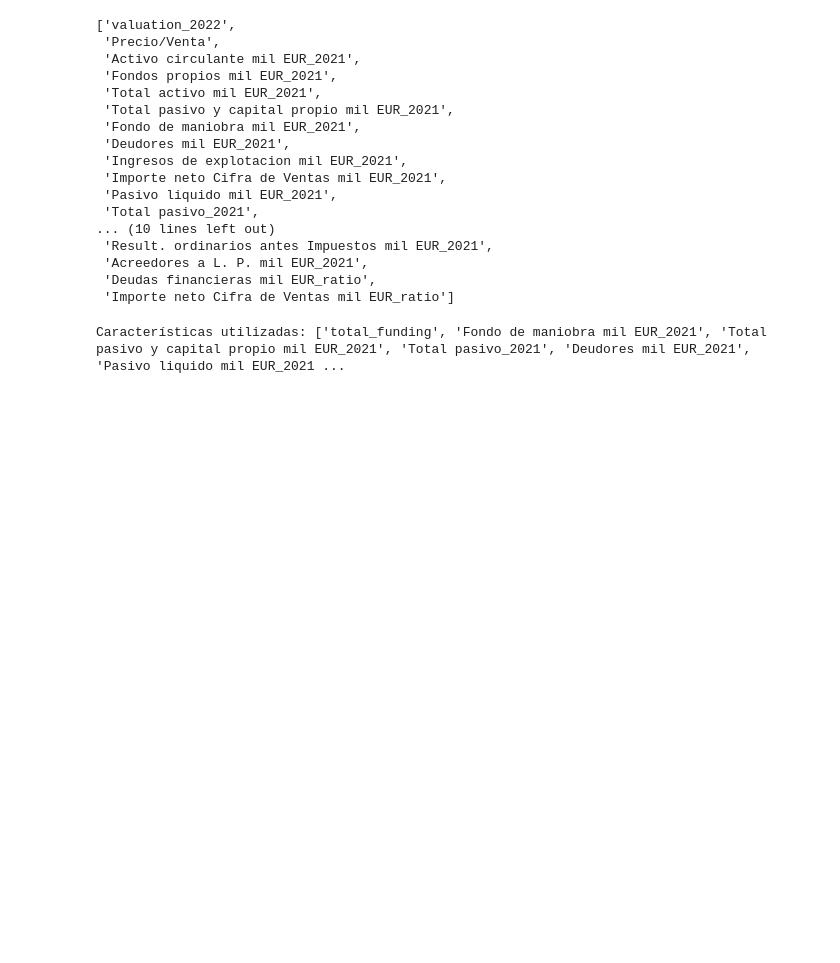
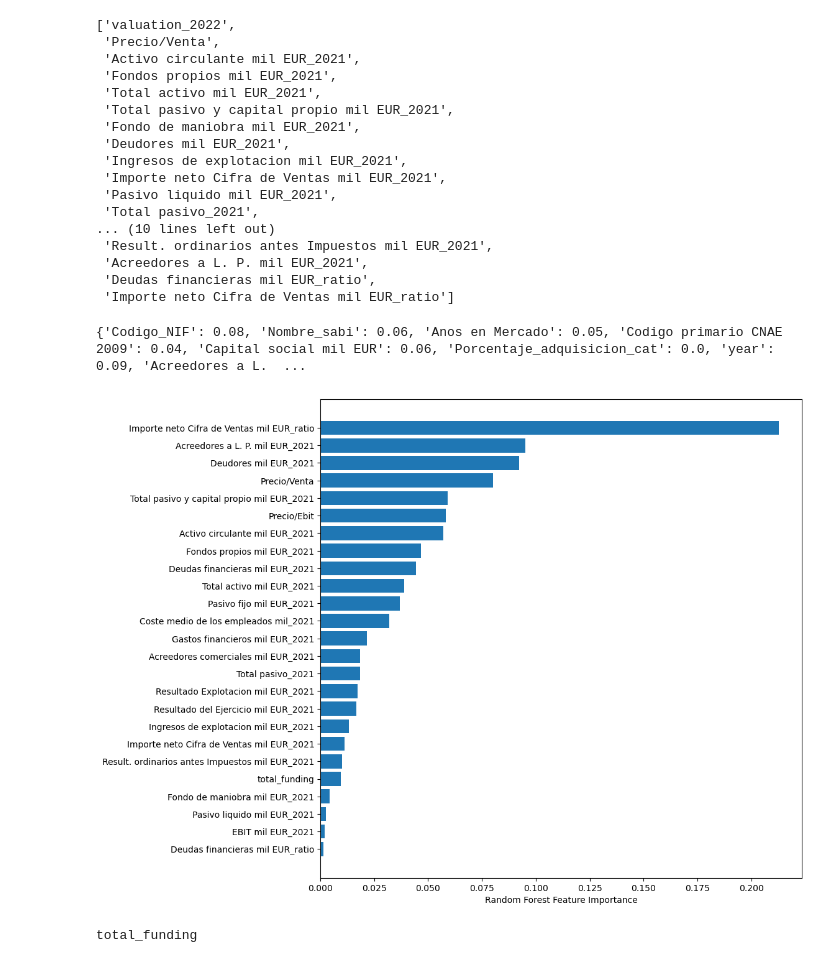
Before and after one commit to unaimleal/spri_reto_07_morado, a Jupyter notebook: preprocesamiento_iker.ipynb, the cells around one changed output. Cells and saved outputs as stored; diff of their text form; code cells hidden in the pictures; blank space fills up the shorter version.

```diff
--- a/preprocesamiento_iker.ipynb
+++ b/preprocesamiento_iker.ipynb
@@ -1108,36 +1127,40 @@ columnas_a_mantener
  'Importe neto Cifra de Ventas mil EUR_ratio']
 # %%
 df_valoracion_seleccionado=df_valoracion[columnas_a_mantener]
+# %%
+from sklearn.ensemble import RandomForestRegressor
+from sklearn.model_selection import train_test_split
+
+x = df_valoracion_seleccionado.iloc[:,1:]
+y= df_valoracion_seleccionado['valuation_2022']
+x_train, x_test, y_train, y_test = train_test_split(x, y, test_size=0.25, random_state=0)
+
+
+rf = RandomForestRegressor (random_state=0)
+rf.fit(x_train, y_train)
+
+print(dict(zip(df.columns, rf.feature_importances_.round(2))))
+
+#Plot de las variables en orden descendente
+forest_importances = pd.Series(rf.feature_importances_, index=df_valoracion_seleccionado.drop('valuation_2022', axis=1).columns).sort_values(ascending=True)
+plt.figure(figsize=(10,10))
+plt.barh(forest_importances.index, forest_importances)
+plt.xlabel("Random Forest Feature Importance")
+
+#Crear dataframe con importancia de caracteristicas forest_importances=forest_importances.to_frame().reset_index()
+forest_importances=forest_importances.to_frame().reset_index()
+columns=['feature', 'importance']
+forest_importances.columns=['feature', 'importance']
+zero_features = list(forest_importances [forest_importances ['importance'] < 0.00025]['feature'])
+# %% [output]
+{'Codigo_NIF': 0.08, 'Nombre_sabi': 0.06, 'Anos en Mercado': 0.05, 'Codigo primario CNAE 2009': 0.04, 'Capital social mil EUR': 0.06, 'Porcentaje_adquisicion_cat': 0.0, 'year': 0.09, 'Acreedores a L.  ...
+[figure, added]
+# %%
+#vemos las columnas que estan en forest_importances['feature'] y en x
+for i in forest_importances['feature']:
+    if i in x:
+        print(i)
+# %% [output]
+total_funding
 # %%
 df_valoracion_seleccionado=df_valoracion_seleccionado.drop(['valuation_2022'],axis=1)
-# %%
-import random
-from sklearn.model_selection import train_test_split
-from sklearn.linear_model import LinearRegression
-from sklearn.metrics import r2_score
-
-# Seleccionar una lista aleatoria de características para utilizar en el modelo
-num_features = 10
-all_features = list(df_valoracion_seleccionado)
-random.shuffle(all_features)
-selected_features = all_features[:num_features]
-
-# Dividir el conjunto de datos en características y variable objetivo
-X = df_valoracion[selected_features]
-y = df_valoracion['valuation_2022']
-
-# Dividir los datos en conjuntos de entrenamiento y prueba
-X_train, X_test, y_train, y_test = train_test_split(X, y, test_size=0.2, random_state=123)
-
-# Entrenar un modelo de regresión lineal utilizando solo las características seleccionadas
-model = LinearRegression()
-model.fit(X_train, y_train)
-
-# Realizar predicciones en el conjunto de prueba
-y_pred = model.predict(X_test)
-
-# Evaluar el rendimiento del modelo utilizando el coeficiente de determinación (R^2)
-r2 = r2_score(y_test, y_pred)
-print(f'Características utilizadas: {selected_features}, R^2: {r2}')
-# %% [output]
-Características utilizadas: ['total_funding', 'Fondo de maniobra mil EUR_2021', 'Total pasivo y capital propio mil EUR_2021', 'Total pasivo_2021', 'Deudores mil EUR_2021', 'Pasivo liquido mil EUR_2021 ...
```
Also changed, not shown: parts of 42 cells of this notebook, 1 other file.
